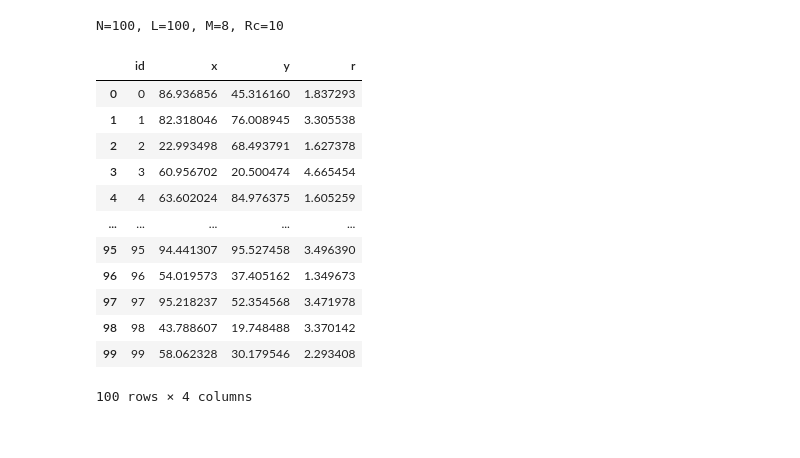
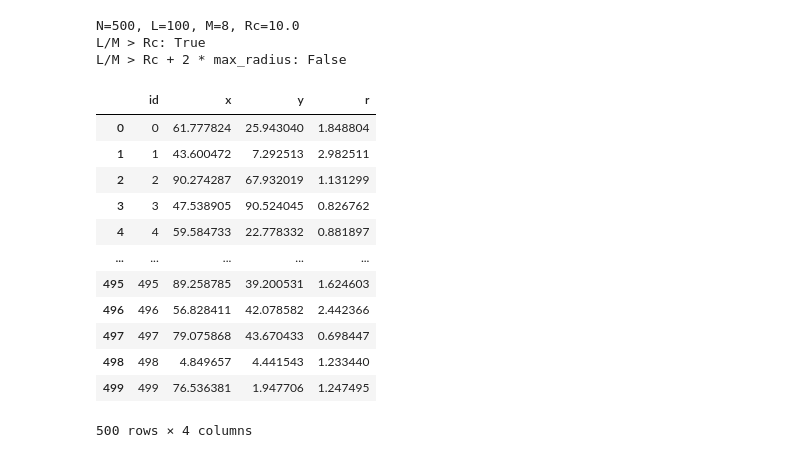
Before and after one commit to lvittor/ss, a Jupyter notebook: notebooks/main.ipynb, the cells around one changed output. Drawn from its saved outputs; the diff is of its cells as text; code cells hidden in the pictures.

```diff
--- a/notebooks/main.ipynb
+++ b/notebooks/main.ipynb
@@ -22,22 +24,27 @@ with open(OUTPUT_FILE_PATH) as f:
     target_neighbours_ids = {k: v for k, *v in (line.split() for line in f.readlines())}
 # %%
 print(f"""N={N}, L={L}, M={M}, Rc={Rc}""")
+print("L/M > Rc:", L/M > Rc)
+max_radius = particles_df['r'].max()
+print("L/M > Rc + 2 * max_radius:", L/M > Rc + 2 * max_radius)
 particles_df
 # %% [output]
-N=100, L=100, M=8, Rc=10
+N=500, L=100, M=8, Rc=10.0
+L/M > Rc: True
+L/M > Rc + 2 * max_radius: False
 |  | id | x | y | r |
-| 0 | 0 | 86.936856 | 45.316160 | 1.837293 |
-| 1 | 1 | 82.318046 | 76.008945 | 3.305538 |
-| 2 | 2 | 22.993498 | 68.493791 | 1.627378 |
-| 3 | 3 | 60.956702 | 20.500474 | 4.665454 |
-| 4 | 4 | 63.602024 | 84.976375 | 1.605259 |
+| 0 | 0 | 61.777824 | 25.943040 | 1.848804 |
+| 1 | 1 | 43.600472 | 7.292513 | 2.982511 |
+| 2 | 2 | 90.274287 | 67.932019 | 1.131299 |
+| 3 | 3 | 47.538905 | 90.524045 | 0.826762 |
+| 4 | 4 | 59.584733 | 22.778332 | 0.881897 |
 | ... | ... | ... | ... | ... |
-| 95 | 95 | 94.441307 | 95.527458 | 3.496390 |
-| 96 | 96 | 54.019573 | 37.405162 | 1.349673 |
-| 97 | 97 | 95.218237 | 52.354568 | 3.471978 |
-| 98 | 98 | 43.788607 | 19.748488 | 3.370142 |
-| 99 | 99 | 58.062328 | 30.179546 | 2.293408 |
+| 495 | 495 | 89.258785 | 39.200531 | 1.624603 |
+| 496 | 496 | 56.828411 | 42.078582 | 2.442366 |
+| 497 | 497 | 79.075868 | 43.670433 | 0.698447 |
+| 498 | 498 | 4.849657 | 4.441543 | 1.233440 |
+| 499 | 499 | 76.536381 | 1.947706 | 1.247495 |
-100 rows × 4 columns
+500 rows × 4 columns
 # %%
 # out_particles_df
 # %%
```
Also changed, not shown: parts of 3 cells of this notebook.
